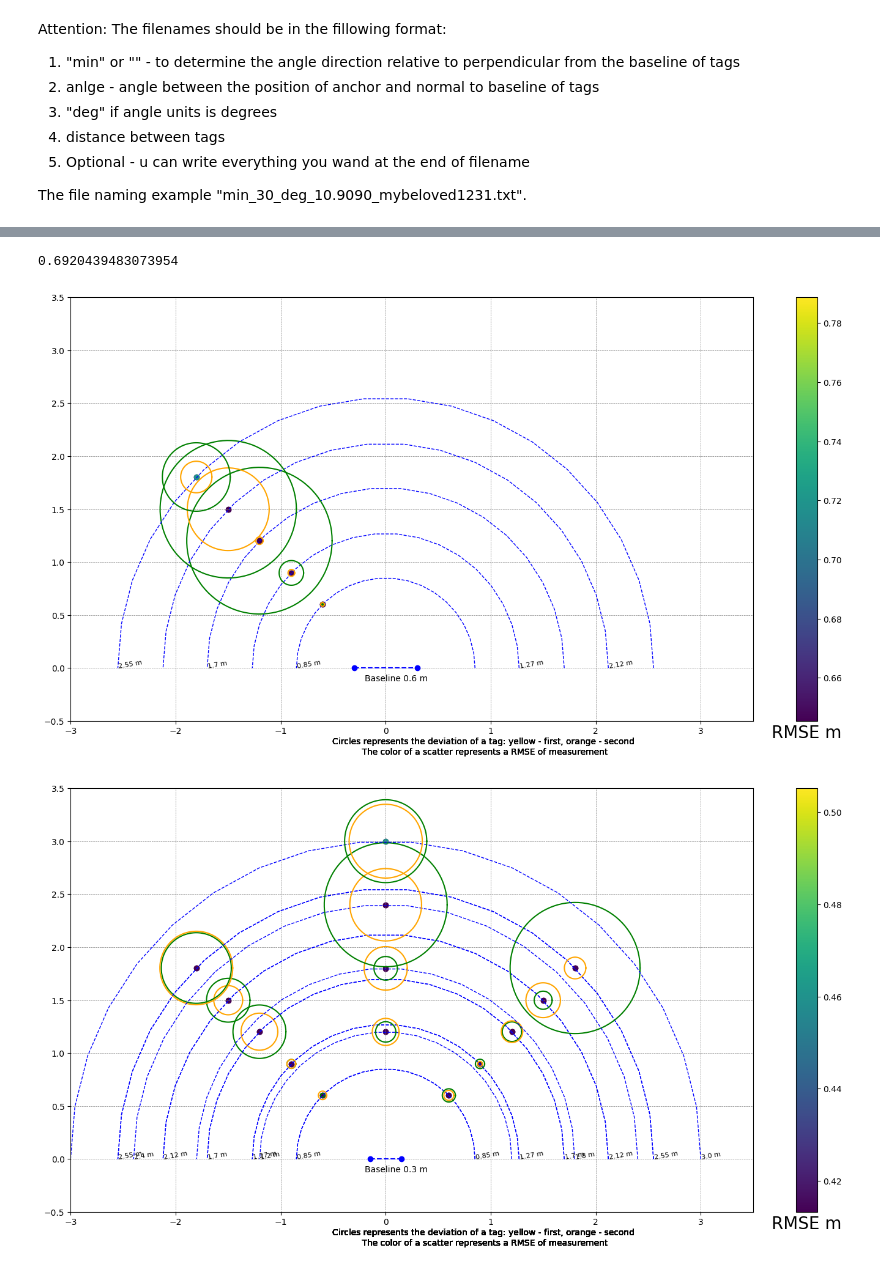
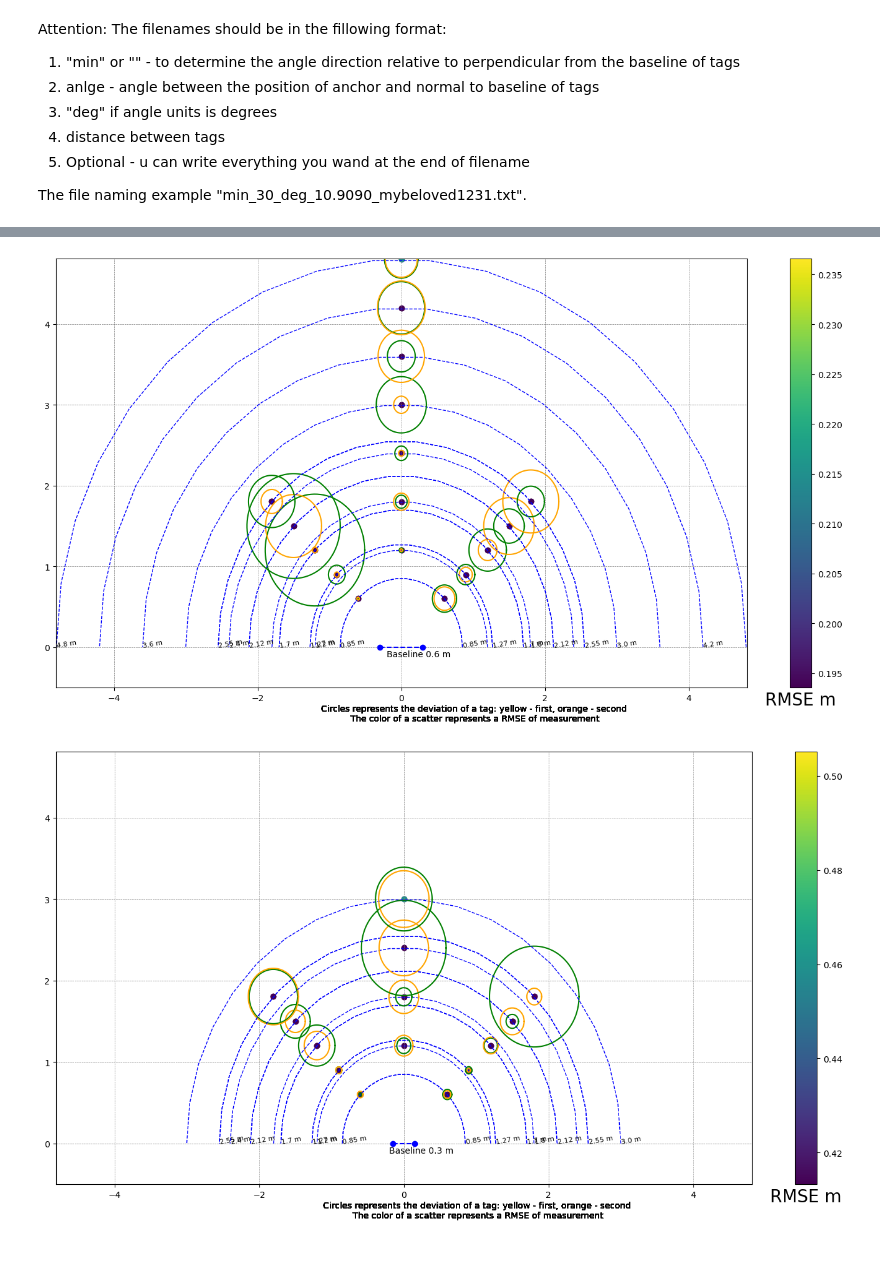
Before and after one commit to mTerentev/UWB_beacon, a Jupyter notebook: UWB_change_of_precision.ipynb, the cells around one changed output, grey strips where cells are left out. Drawn from its saved outputs; the diff is of its cells as text; code cells hidden in the pictures.

```diff
--- a/UWB_change_of_precision.ipynb
+++ b/UWB_change_of_precision.ipynb
@@ -102,14 +102,15 @@ def calc_RMSE(x: np.ndarray, x_real: float) -> float:
 def calc_results(filename: str, array_of_results: np.ndarray, dictionary: dict = None, block_size: float = 0.6):
     # read data from the filename.
     filename = filename.split('/')[1]
-    exp_info = filename.split("_")[:-2]
-    angl_in_positive = 1
-    if exp_info[0] == "min":
-        angl_in_positive = -1
+    exp_info = filename.split("_")
+    angl_is_positive = 1
+    if "min" in exp_info[0]:
+        print(exp_info[0])
+        angl_is_positive = -1
         exp_info.pop(0)
-    angle, angle_units, dist = [f"{i} " for i in exp_info]
+    angle, angle_units, dist = [f"{i} " for i in exp_info[:3]]
     print(f"Exp info:\n\tAndle\tDistance btw tags (cm)\n\t{angle}{angle_units}\t{dist}")
-    angle = np.pi / 2 - float(angle) * np.pi / 180 * angl_in_positive
+    angle = np.pi / 2 - float(angle) * np.pi / 180 * angl_is_positive
     dist = float(dist) / 100
 
     return_dict = False
@@ -185,8 +186,13 @@ max_err = max([tags_info["RMSE"] for dist, value in dictionary.items()
                for anchor_dist, value1 in value.items()
                for angle, value2 in value1.items()
                for tag, tags_info in value2.items()])
+
+
+
+max_dist = max([tags_info["Truth_dist"] for dist, value in dictionary.items()
+               for anchor_dist, value1 in value.items()
+               for angle, value2 in value1.items()
+               for tag, tags_info in value2.items()])
-# %% [output]
-0.6920439483073954
 # %%
 from matplotlib import cm
 import matplotlib.pyplot as plt
@@ -230,34 +236,34 @@ for dist, value in dictionary.items():
             anchor_pose_y = r * np.sin(angle)
             colors = ["green", "orange"]
             for tag, tags_info in value2.items():
                 tag_n = int(tag.split(' ')[1])
                 dr = tags_info["STD"]
                 rmse = tags_info["RMSE"]
                 est = tags_info["Estimated_val"]
                 angles = np.linspace(0 * np.pi, 2 * np.pi, 100)
 
                 # tag_pos = (anchor_pose_x + anchor_pose_x*0.05*(-1)**(tag_n%2), anchor_pose_y)
 
                 # Show std of a tag
                 xs = anchor_pose_x + dr * np.cos(angles)
                 ys = anchor_pose_y + dr * np.sin(angles)
                 plt.plot(xs, ys, color=colors[tag_n])
                 plt.scatter(anchor_pose_x, anchor_pose_y, c=rmse/max_err, cmap='viridis')
 
                 # Show the results for each tag
                 # est_x = est * np.cos(angle)
                 # est_y = est * np.sin(angle)
                 # plt.scatter(est_x, est_y, c=colors[tag_n])
                 # plt.gca().annotate(f'tag_{tag_n+1}', xy=(est_x, est_y), xycoords='data', fontsize=8, rotation=10)
 
         txt = "Circles represents the deviation of a tag: yellow - first, orange - second\n The color of a scatter represents a RMSE of measurement"
         fig.text(.5, .05, txt, ha='center')
     cbar = plt.colorbar()
     cbar.ax.set_xlabel('RMSE m', fontsize=20)
 
-    plt.xlim(-3, 3.5)
-    plt.ylim(-0.5, 3.5)
+    plt.xlim(-max_dist, max_dist)
+    plt.ylim(-0.5, max_dist)
     plt.show()
 # %% [output]
-[figure, old version]
+[figure, new version]
-[figure, old version]
+[figure, new version]
```
Also changed, not shown: parts of 1 cell of this notebook, 2 other files.
